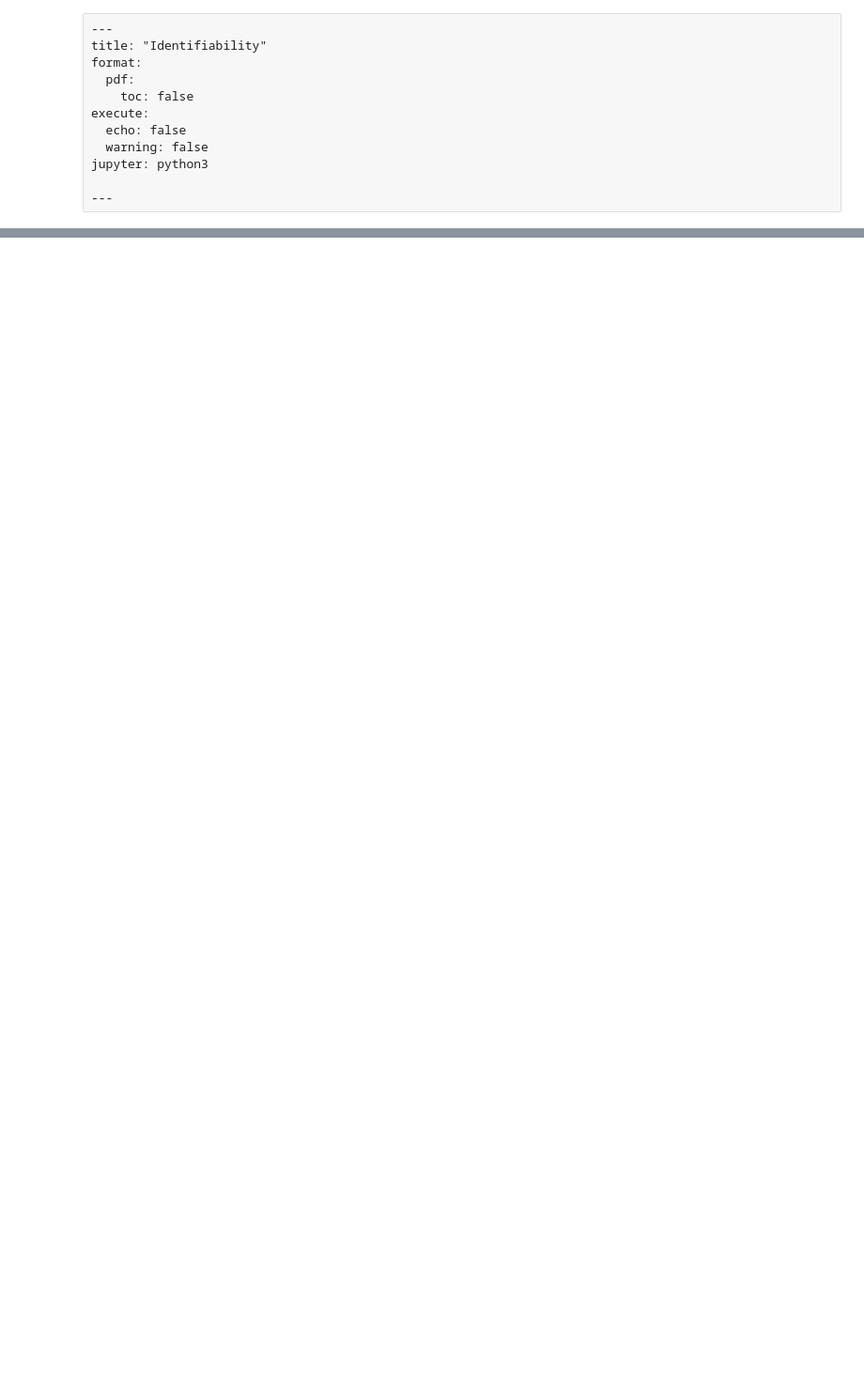
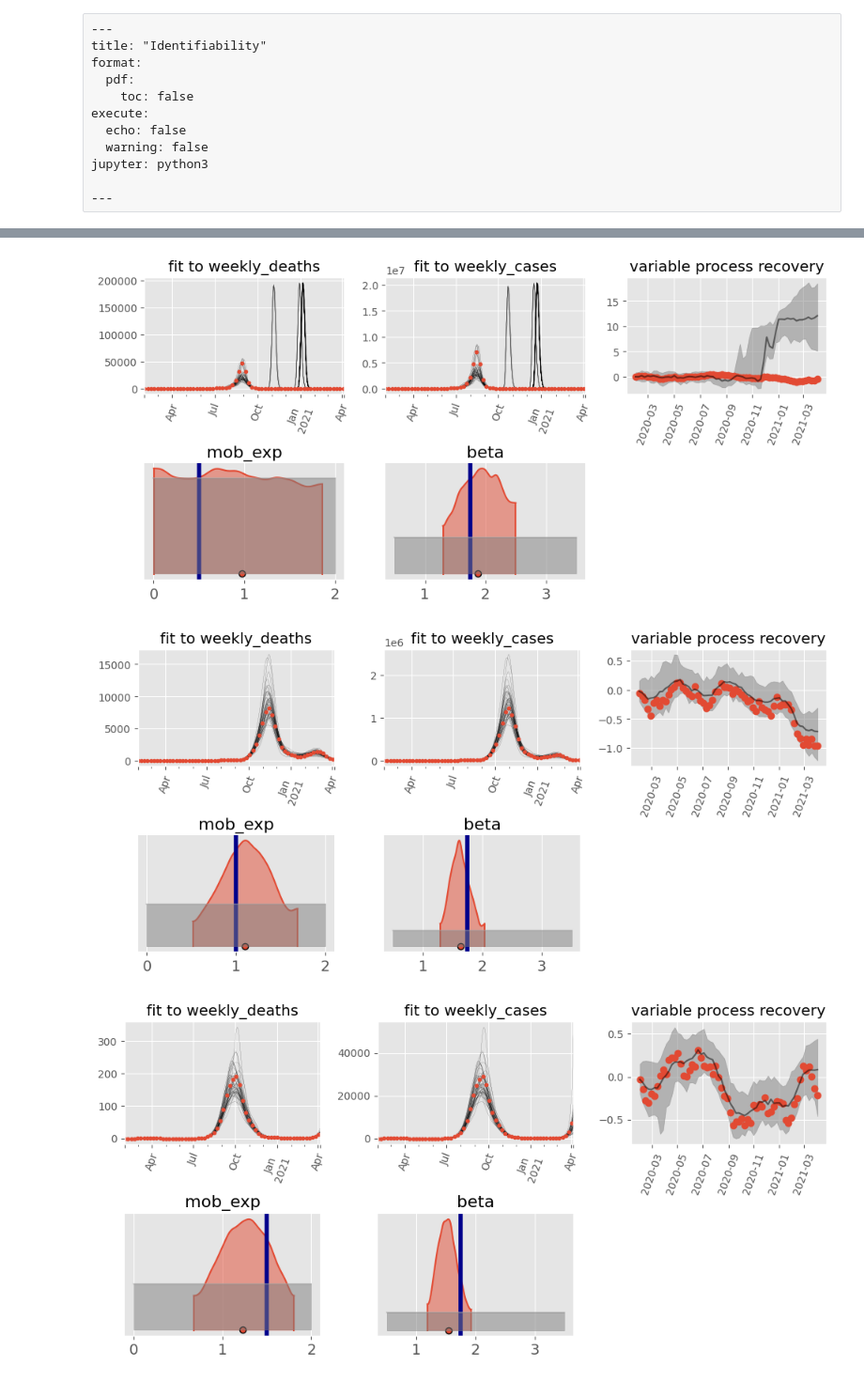
Before and after one commit to monash-emu/renewal, a Jupyter notebook: notebooks/running/04-calib-experiments.ipynb, the cells around one changed output, grey strips where cells are left out. Shown at 94% size. Drawn from its saved outputs; the diff is of its cells as text; code cells hidden in the pictures; blank space fills up the shorter version.

```diff
--- a/notebooks/running/04-calib-experiments.ipynb
+++ b/notebooks/running/04-calib-experiments.ipynb
@@ -62,14 +66,18 @@ params = {k: v if isinstance(v, float) else v.mean for k, v in priors.items()}
 # %%
 # Get synthetic indicators for calibration
 for mob_exp in np.linspace(0.5, 1.5, 3):
     identify_params = {
         "mob_exp": mob_exp,
         "beta": 1.75,
     }
     proc = np.random.normal(0.0, 0.1, model.x_proc_vals.shape[0])
     results = model.renewal_func(**{"proc": proc} | params | identify_params)
     indicators = ["weekly_deaths", "weekly_cases"]
     outputs = {i: pd.Series(results[i][::thinning], index=times) for i in indicators}
     targets = {ind: SharedDispTarget(targ, weight=20) for ind, targ in outputs.items()}
-    calib, mcmc = run_calibration(model, params | identify_params | beta_prior | mob_exp_prior, targets, False, 100)
+    calib, mcmc = run_calibration(model, params | identify_params | beta_prior | mob_exp_prior, targets, False, 1000)
     display(plot_input_recovery(priors, calib, az.from_numpyro(mcmc), outputs, identify_params, proc))
+# %% [output]
+[figure, added]
+[figure, added]
+[figure, added]
```
Also changed, not shown: parts of 1 cell of this notebook.
